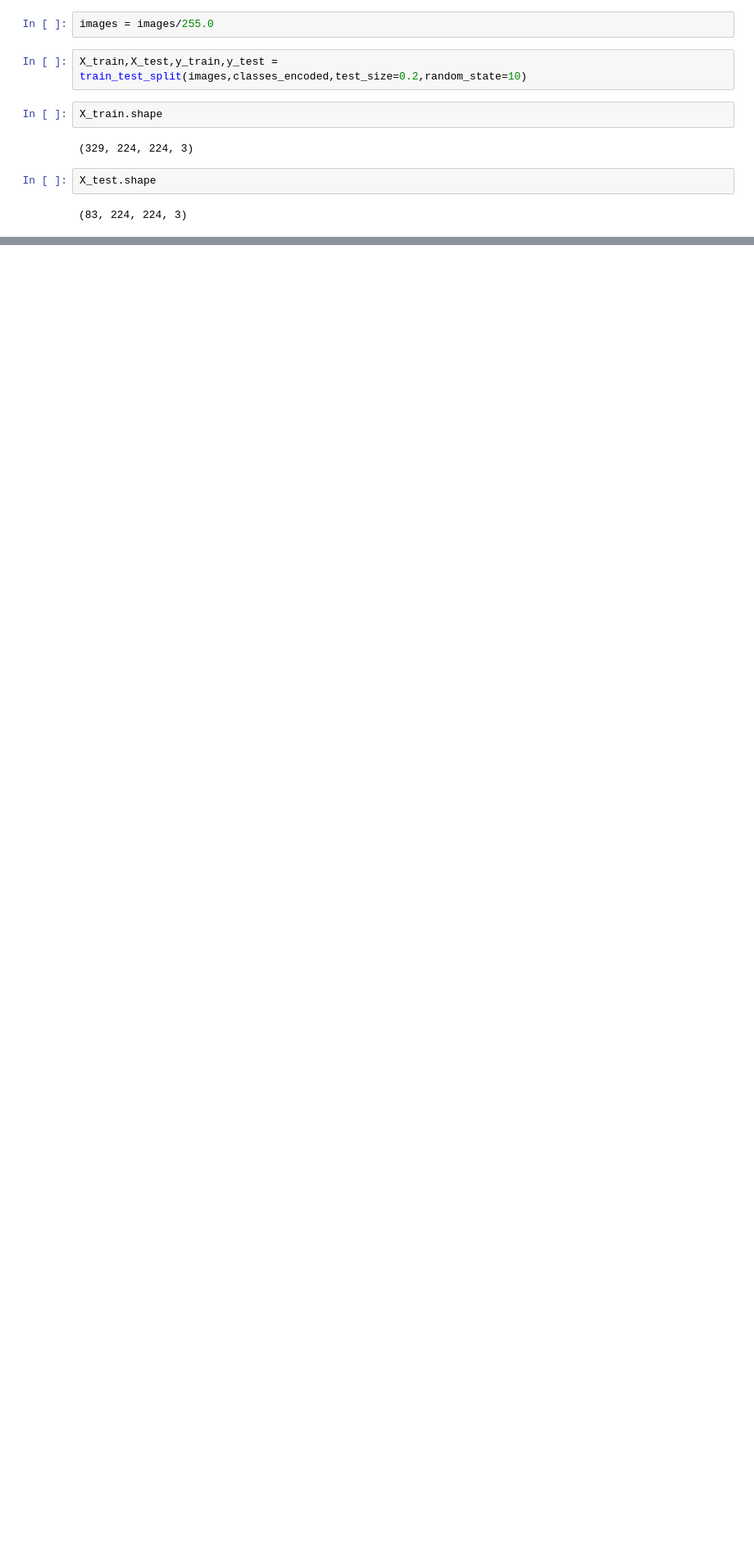
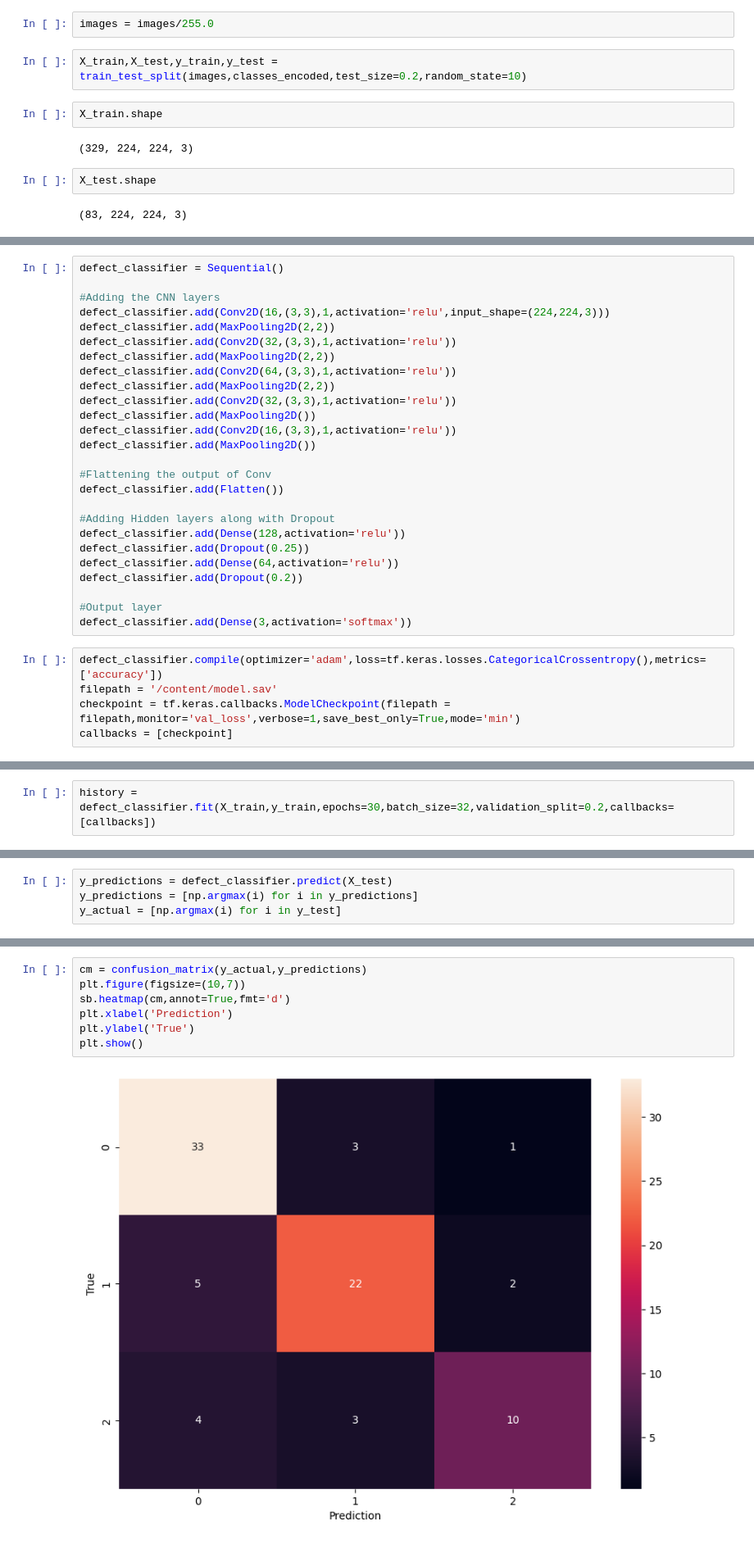
Before and after one commit to Prahmodh-Raj1/Fabric-Defect-Classification_CNN, a Jupyter notebook: Fabric_defect_classifier_CNN.ipynb, the cells around one changed output, grey strips where cells are left out. Shown: that part at 82% size. Drawn from its saved outputs; the diff is of its cells as text; blank space fills up the shorter version.

```diff
--- a/Fabric_defect_classifier_CNN.ipynb
+++ b/Fabric_defect_classifier_CNN.ipynb
@@ -71,0 +77,31 @@ Vertical
+# %%
+defect_classifier = Sequential()
+
+#Adding the CNN layers
+defect_classifier.add(Conv2D(16,(3,3),1,activation='relu',input_shape=(224,224,3)))
+defect_classifier.add(MaxPooling2D(2,2))
+defect_classifier.add(Conv2D(32,(3,3),1,activation='relu'))
+defect_classifier.add(MaxPooling2D(2,2))
+defect_classifier.add(Conv2D(64,(3,3),1,activation='relu'))
+defect_classifier.add(MaxPooling2D(2,2))
+defect_classifier.add(Conv2D(32,(3,3),1,activation='relu'))
+defect_classifier.add(MaxPooling2D())
+defect_classifier.add(Conv2D(16,(3,3),1,activation='relu'))
+defect_classifier.add(MaxPooling2D())
+
+#Flattening the output of Conv
+defect_classifier.add(Flatten())
+
+#Adding Hidden layers along with Dropout
+defect_classifier.add(Dense(128,activation='relu'))
+defect_classifier.add(Dropout(0.25))
+defect_classifier.add(Dense(64,activation='relu'))
+defect_classifier.add(Dropout(0.2))
+
+#Output layer
+defect_classifier.add(Dense(3,activation='softmax'))
+# %%
+defect_classifier.compile(optimizer='adam',loss=tf.keras.losses.CategoricalCrossentropy(),metrics=['accuracy'])
+filepath = '/content/model.sav'
+checkpoint = tf.keras.callbacks.ModelCheckpoint(filepath = filepath,monitor='val_loss',verbose=1,save_best_only=True,mode='min')
+callbacks = [checkpoint]
@@ -71,0 +128,2 @@ Vertical
+# %%
+history = defect_classifier.fit(X_train,y_train,epochs=30,batch_size=32,validation_split=0.2,callbacks=[callbacks])
@@ -71,0 +155,4 @@ Vertical
+# %%
+y_predictions = defect_classifier.predict(X_test)
+y_predictions = [np.argmax(i) for i in y_predictions]
+y_actual = [np.argmax(i) for i in y_test]
@@ -71,0 +161,9 @@ Vertical
+# %%
+cm = confusion_matrix(y_actual,y_predictions)
+plt.figure(figsize=(10,7))
+sb.heatmap(cm,annot=True,fmt='d')
+plt.xlabel('Prediction')
+plt.ylabel('True')
+plt.show()
+# %% [output]
+[figure, added]
```
Also changed, not shown: parts of 24 cells of this notebook.
